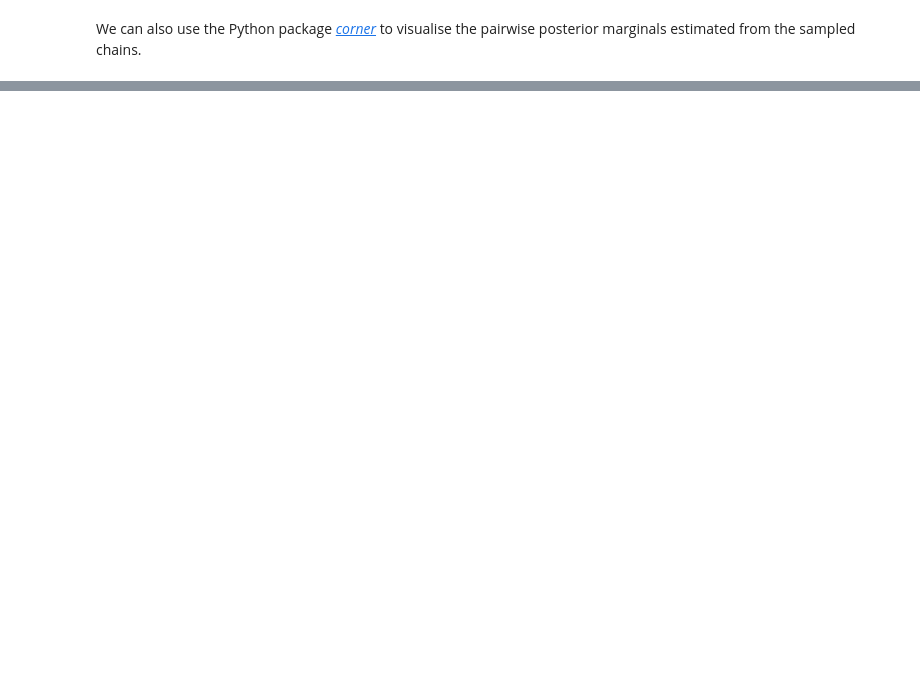
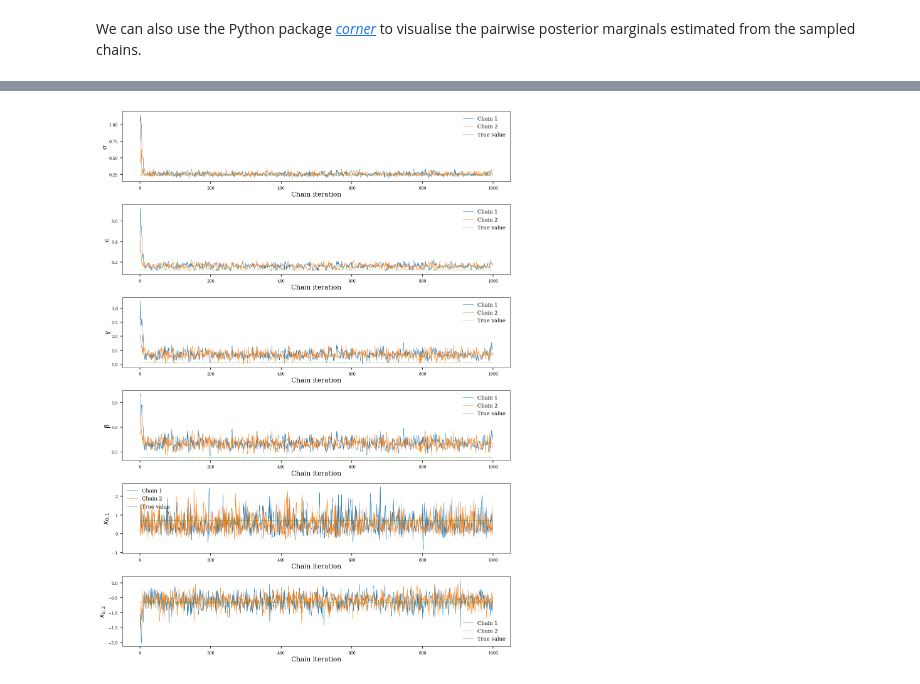
Before and after one commit to thiery-lab/manifold-mcmc-for-diffusions, a Jupyter notebook: FitzHugh-Nagumo_example.ipynb, the cells around one changed output, grey strips where cells are left out. Saved outputs shown, nothing was run; the diff lists cells and outputs as text; code cells hidden in the pictures; blank space fills up the shorter version.

```diff
--- a/FitzHugh-Nagumo_example.ipynb
+++ b/FitzHugh-Nagumo_example.ipynb
@@ -403,0 +429,24 @@ with plt.style.context(plot_style):
+# %%
+chain_iters = onp.arange(0, num_warmup + num_sample)
+# uncomment line below to plot post-warmup chain iterations only
+# chain_iters = onp.arange(num_warmup, num_warmup + num_sample)
+with plt.style.context(plot_style):
+    fig, axes = plt.subplots(num_var, 1, figsize=(9, 2 * num_var))
+    for i, ax in enumerate(axes):
+        if i < dim_z:
+            for c in range(num_chains):
+                ax.plot(chain_iters, traces[param_names[i]][c][chain_iters], label=f'Chain {c+1}')
+            ax.autoscale(False, axis='x')
+            ax.plot([chain_iters[0], chain_iters[-1]], [z_ref[i], z_ref[i]], '--', label='True value')
+            ax.set(xlabel='Chain iteration', ylabel=param_names[i])
+        else:
+            j = i - dim_z
+            for c in range(num_chains):
+                ax.plot(chain_iters, traces['x_0'][c][chain_iters, j], label=f'Chain {c+1}')
+            ax.autoscale(False, axis='x')
+            ax.plot([chain_iters[0], chain_iters[-1]], [x_0_ref[j], x_0_ref[j]], '--', label='True value')
+            ax.set(xlabel='Chain iteration', ylabel=f'$x_{{0,{j+1}}}$')
+        ax.legend()
+    fig.tight_layout()
+# %% [output]
+[figure, added]
```
Also changed, not shown: parts of 10 cells of this notebook.
